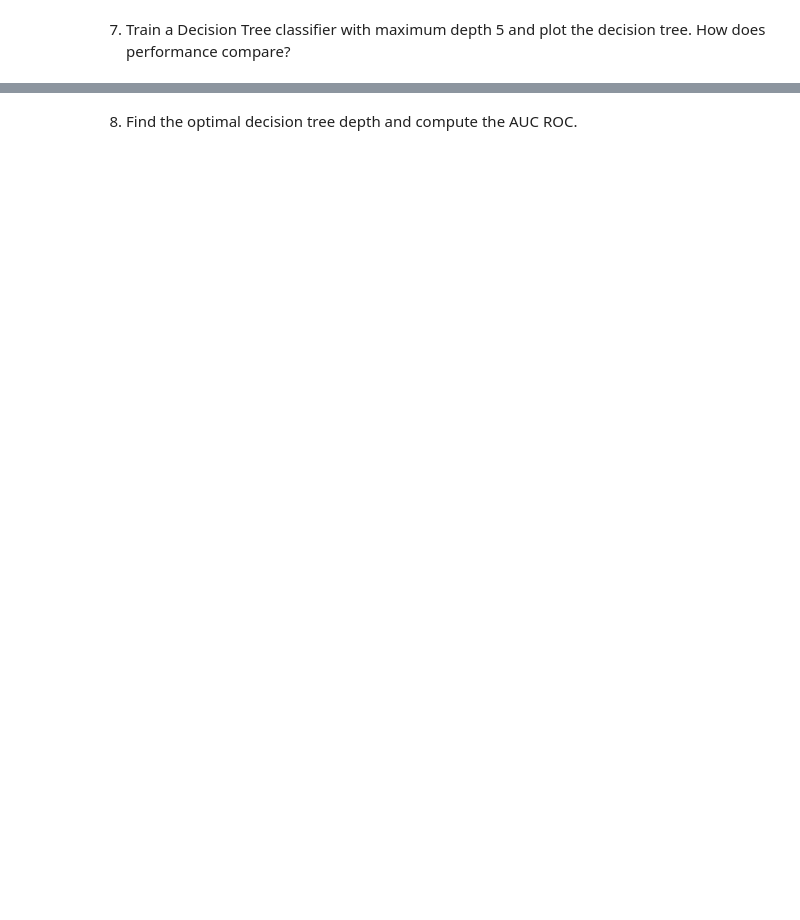
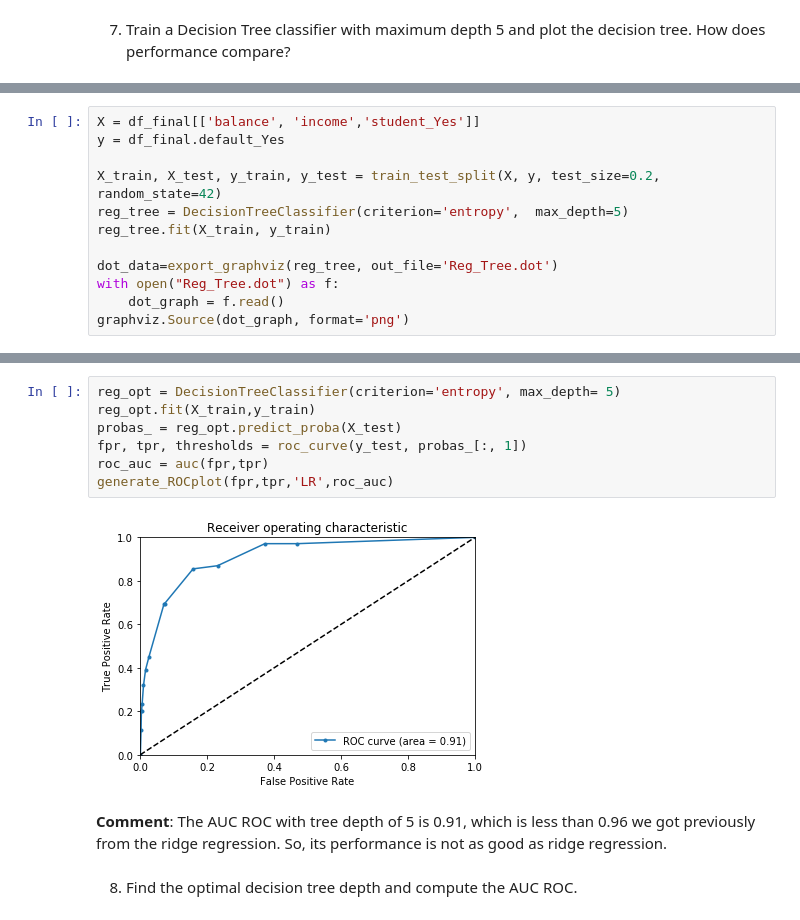
Before and after one commit to Columbia-Intro-Data-Science/python-introduction-sarahyu1, a Jupyter notebook: Homework 3 - Classification.ipynb, the cells around one changed output, grey strips where cells are left out. Drawn from its saved outputs; the diff is of its cells as text; blank space fills up the shorter version.

```diff
--- a/Homework 3 - Classification.ipynb
+++ b/Homework 3 - Classification.ipynb
@@ -309,0 +313,12 @@ ModuleNotFoundError: No module named 'graphviz'
+# %%
+X = df_final[['balance', 'income','student_Yes']]
+y = df_final.default_Yes
+
+X_train, X_test, y_train, y_test = train_test_split(X, y, test_size=0.2, random_state=42)
+reg_tree = DecisionTreeClassifier(criterion='entropy',  max_depth=5)
+reg_tree.fit(X_train, y_train)
+
+dot_data=export_graphviz(reg_tree, out_file='Reg_Tree.dot')
+with open("Reg_Tree.dot") as f:
+    dot_graph = f.read()
+graphviz.Source(dot_graph, format='png')
@@ -310,2 +327,13 @@ ModuleNotFoundError: No module named 'graphviz'
+# %%
+reg_opt = DecisionTreeClassifier(criterion='entropy', max_depth= 5)
+reg_opt.fit(X_train,y_train)
+probas_ = reg_opt.predict_proba(X_test)
+fpr, tpr, thresholds = roc_curve(y_test, probas_[:, 1])
+roc_auc = auc(fpr,tpr)
+generate_ROCplot(fpr,tpr,'LR',roc_auc)
+# %% [output]
+[figure, added]
+# %% [markdown]
+**Comment**: The AUC ROC with tree depth of 5 is 0.91, which is less than 0.96 we got previously from the ridge regression. So, its performance is not as good as ridge regression.
 # %% [markdown]
 8) Find the optimal decision tree depth and compute the AUC ROC.
```
Also changed, not shown: parts of 11 cells of this notebook.
